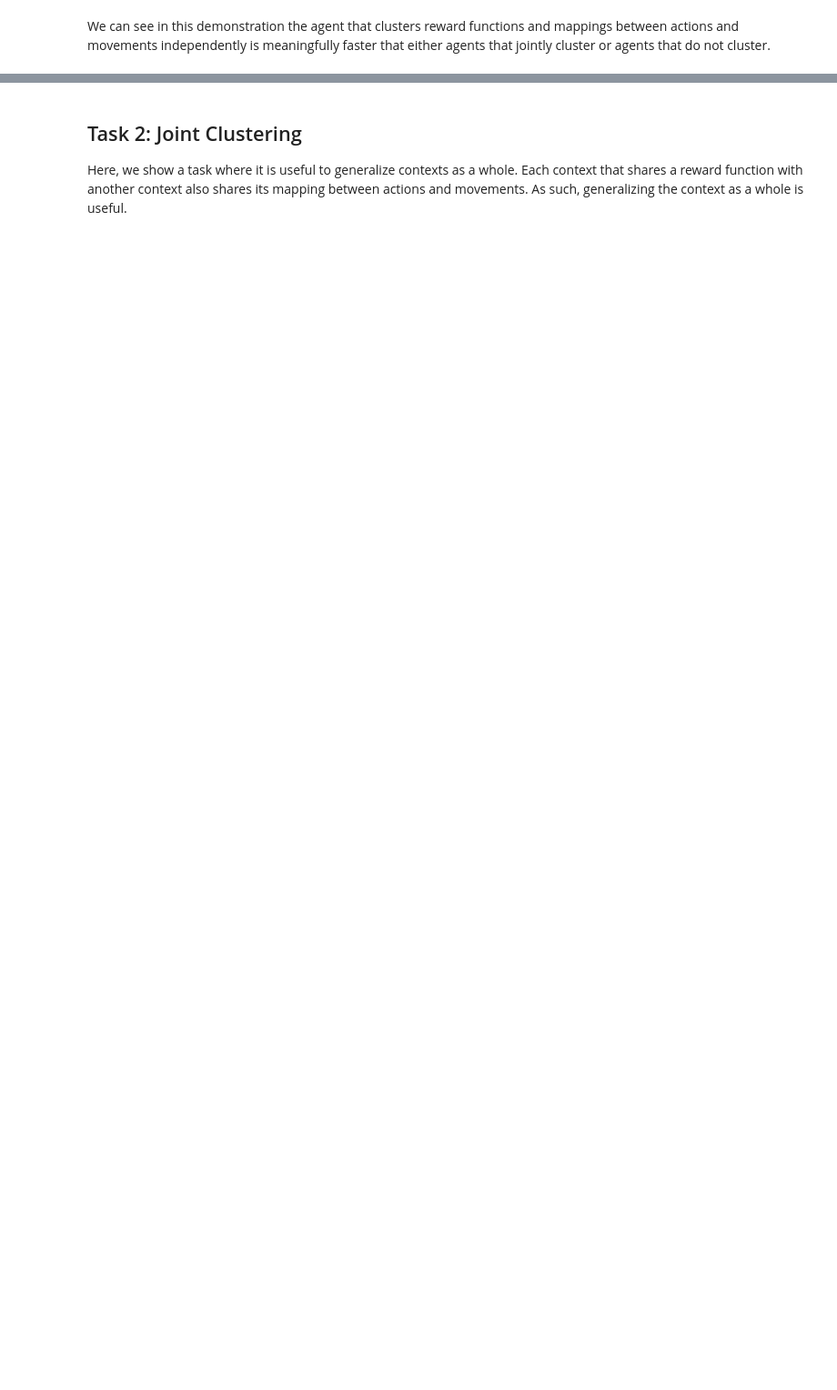
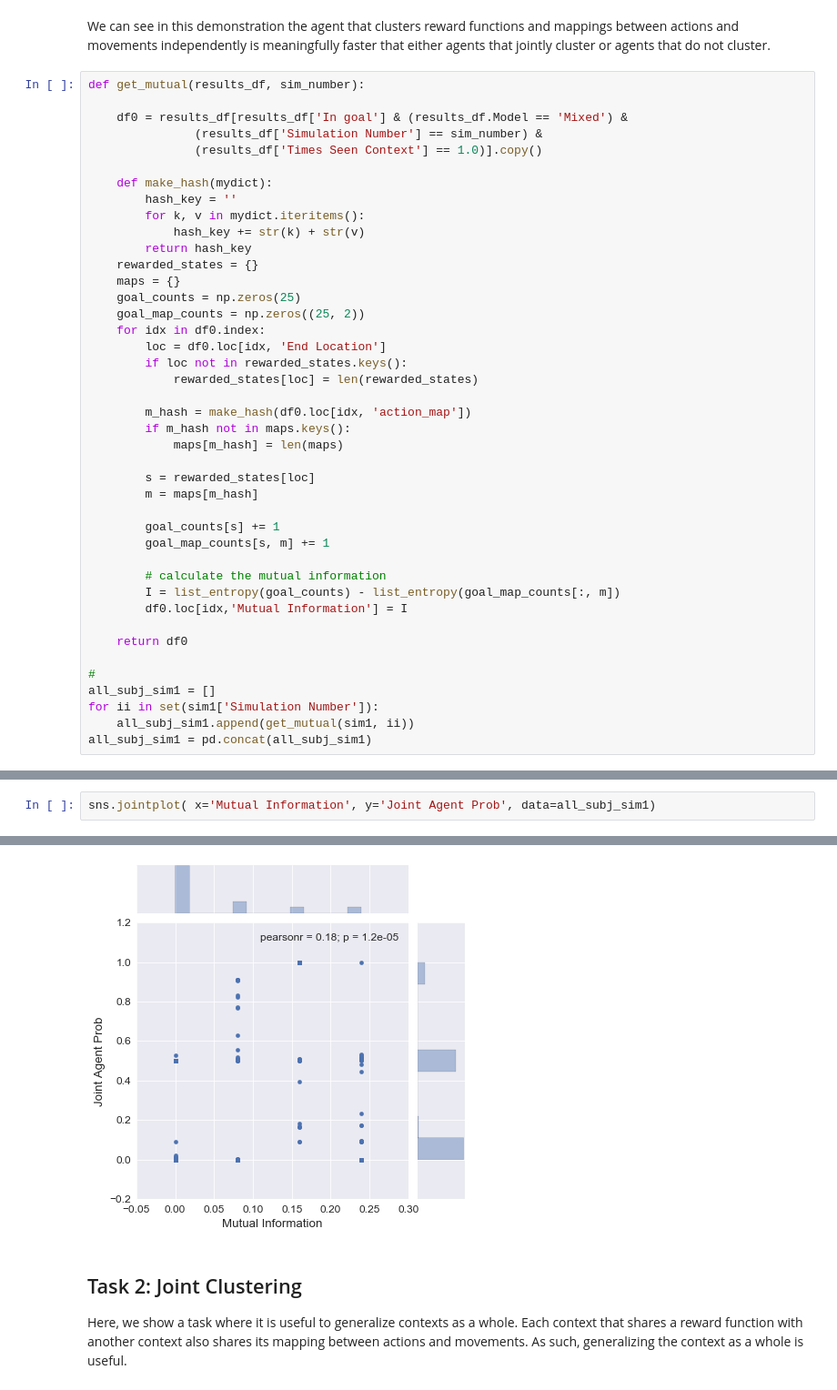
Before and after one commit to nicktfranklin/IndependentClusters, a Jupyter notebook: Demonstration - Meta agent.ipynb, the cells around one changed output, grey strips where cells are left out. Shown at 91% size. Drawn from its saved outputs; the diff is of its cells as text; blank space fills up the shorter version.

```diff
--- a/Demonstration - Meta agent.ipynb
+++ b/Demonstration - Meta agent.ipynb
@@ -200,2 +197,44 @@ F_onewayResult(statistic=440.25816811112145, pvalue=1.0636175716022047e-150)
 # %% [markdown]
 We can see in this demonstration the agent that clusters reward functions and mappings between actions and movements independently is meaningfully faster that either agents that jointly cluster or agents that do not cluster.
+# %%
+def get_mutual(results_df, sim_number):
+
+    df0 = results_df[results_df['In goal'] & (results_df.Model == 'Mixed') &
+               (results_df['Simulation Number'] == sim_number) &
+               (results_df['Times Seen Context'] == 1.0)].copy()
+
+    def make_hash(mydict):
+        hash_key = ''
+        for k, v in mydict.iteritems():
+            hash_key += str(k) + str(v)
+        return hash_key
+    rewarded_states = {}
+    maps = {}
+    goal_counts = np.zeros(25)
+    goal_map_counts = np.zeros((25, 2))
+    for idx in df0.index:
+        loc = df0.loc[idx, 'End Location']
+        if loc not in rewarded_states.keys():
+            rewarded_states[loc] = len(rewarded_states)
+
+        m_hash = make_hash(df0.loc[idx, 'action_map'])
+        if m_hash not in maps.keys():
+            maps[m_hash] = len(maps)
+
+        s = rewarded_states[loc]
+        m = maps[m_hash]
+
+        goal_counts[s] += 1
+        goal_map_counts[s, m] += 1
+
+        # calculate the mutual information
+        I = list_entropy(goal_counts) - list_entropy(goal_map_counts[:, m])
+        df0.loc[idx,'Mutual Information'] = I
+
+    return df0
+
+#
+all_subj_sim1 = []
+for ii in set(sim1['Simulation Number']):
+    all_subj_sim1.append(get_mutual(sim1, ii))
+all_subj_sim1 = pd.concat(all_subj_sim1)
@@ -201,0 +267,3 @@ We can see in this demonstration the agent that clusters reward functions and ma
+# %%
+sns.jointplot( x='Mutual Information', y='Joint Agent Prob', data=all_subj_sim1)
+# %% [output]
@@ -202,3 +271,4 @@ We can see in this demonstration the agent that clusters reward functions and ma
+[figure, added]
 # %% [markdown]
 ## Task 2: Joint Clustering
 Here, we show a task where it is useful to generalize contexts as a whole. Each context that shares a reward function with another context also shares its mapping between actions and movements. As such, generalizing the context as a whole is useful.
```
Also changed, not shown: parts of 16 cells of this notebook, 2 other files.
